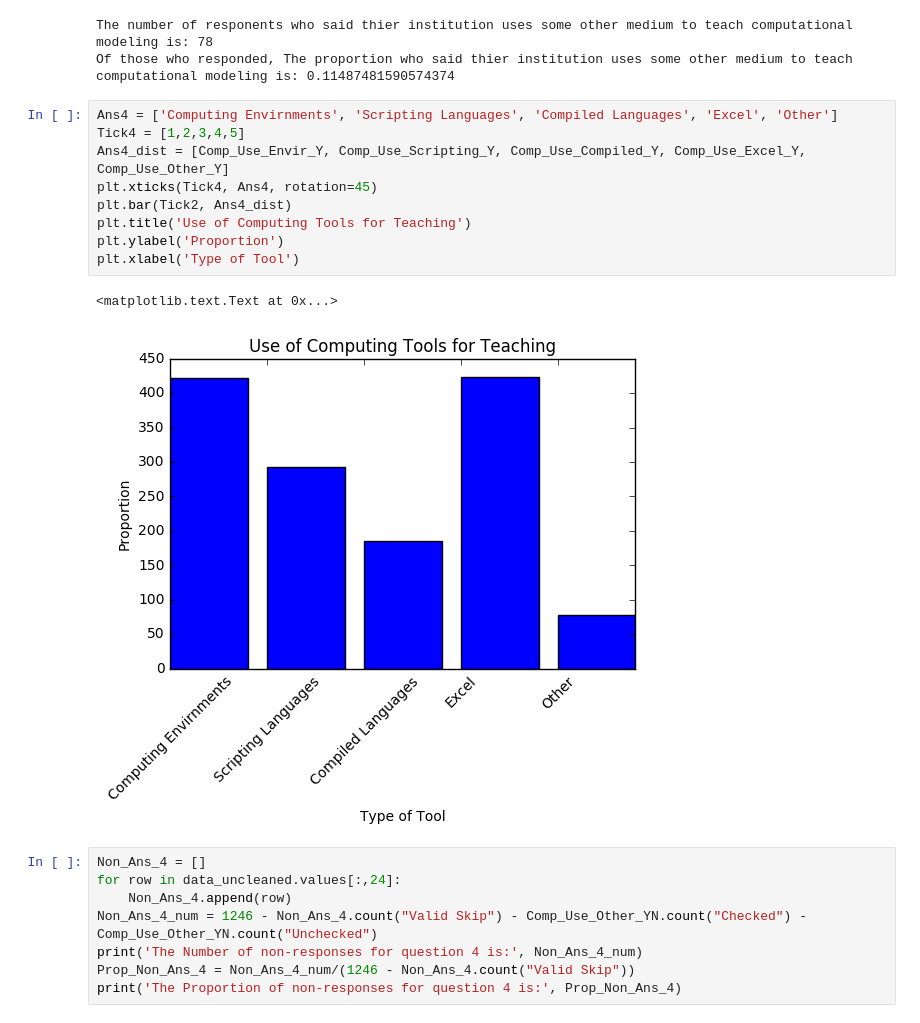
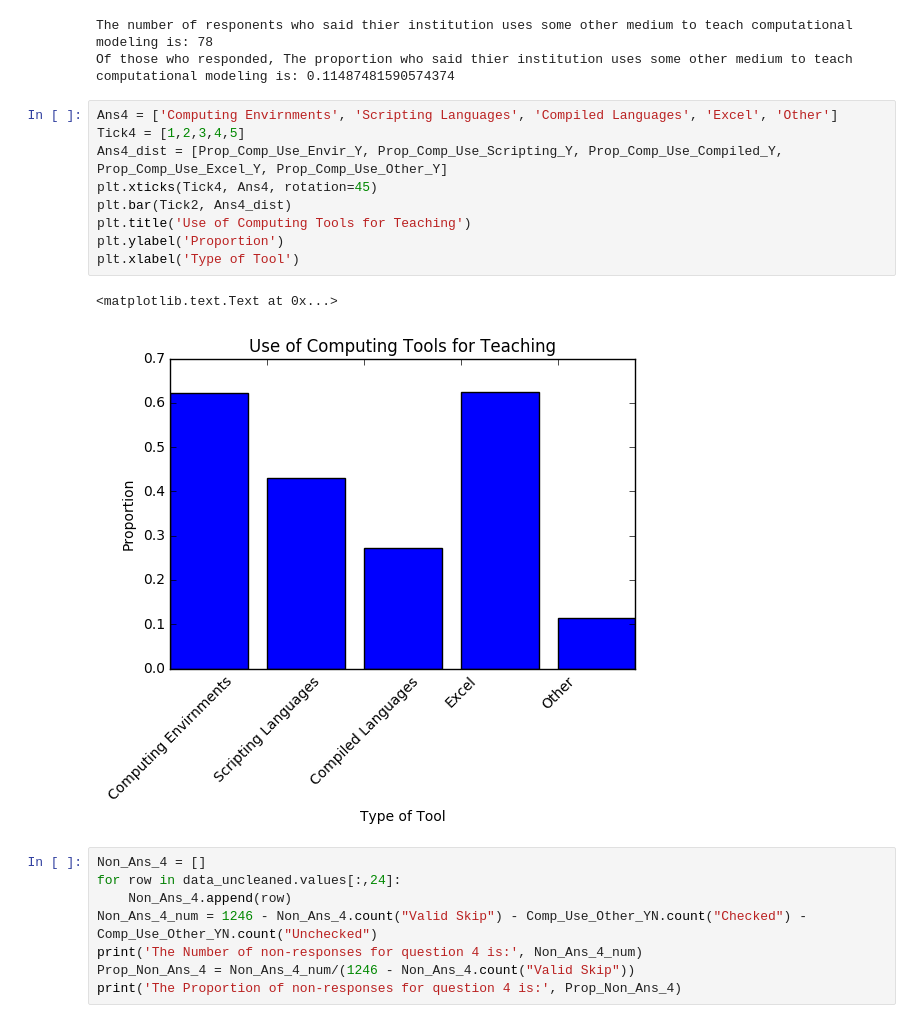
Before and after one commit to PERLMSU/Computational-Education-Data, a Jupyter notebook: Computation data.ipynb, the cells around one changed output. Saved outputs shown, nothing was run; the diff lists cells and outputs as text.

```diff
--- a/Computation data.ipynb
+++ b/Computation data.ipynb
@@ -191,15 +191,15 @@ Of those who responded, The proportion who said thier institution uses some othe
 # %%
 Ans4 = ['Computing Envirnments', 'Scripting Languages', 'Compiled Languages', 'Excel', 'Other']
 Tick4 = [1,2,3,4,5]
-Ans4_dist = [Comp_Use_Envir_Y, Comp_Use_Scripting_Y, Comp_Use_Compiled_Y, Comp_Use_Excel_Y, Comp_Use_Other_Y]
+Ans4_dist = [Prop_Comp_Use_Envir_Y, Prop_Comp_Use_Scripting_Y, Prop_Comp_Use_Compiled_Y, Prop_Comp_Use_Excel_Y, Prop_Comp_Use_Other_Y]
 plt.xticks(Tick4, Ans4, rotation=45)
 plt.bar(Tick2, Ans4_dist)
 plt.title('Use of Computing Tools for Teaching')
 plt.ylabel('Proportion')
 plt.xlabel('Type of Tool')
 # %% [output]
 <matplotlib.text.Text at 0x...>
-[figure, old version]
+[figure, new version]
 # %%
 Non_Ans_4 = []
 for row in data_uncleaned.values[:,24]:
```
Also changed, not shown: parts of 71 cells of this notebook.
